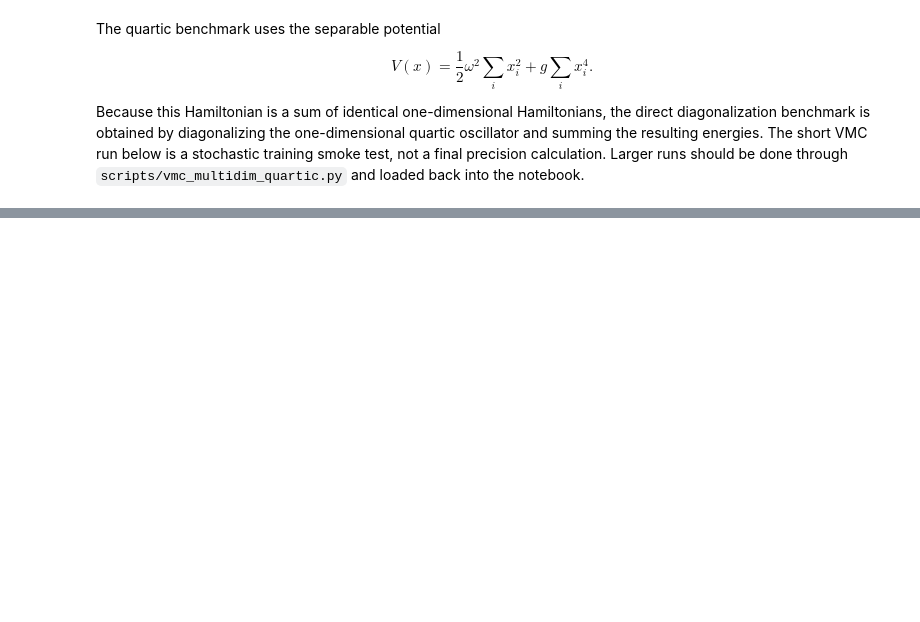
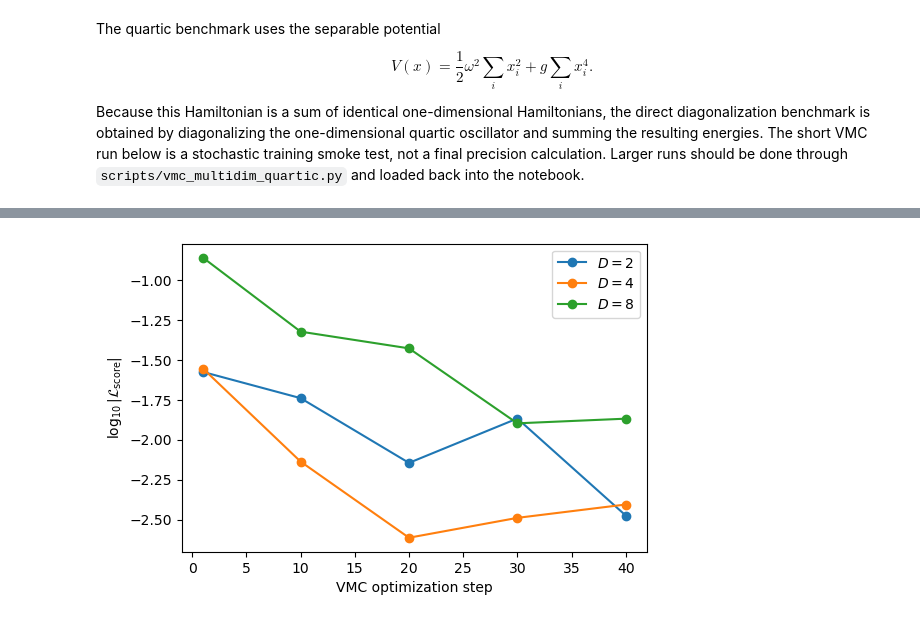
Before and after one commit to Sam-2727/Adjoint-QM, a Jupyter notebook: notebooks/harmonic_oscillator_ground_state.ipynb, the cells around one changed output, grey strips where cells are left out. Saved outputs shown, nothing was run; the diff lists cells and outputs as text; code cells hidden in the pictures; blank space fills up the shorter version.

```diff
--- a/notebooks/harmonic_oscillator_ground_state.ipynb
+++ b/notebooks/harmonic_oscillator_ground_state.ipynb
@@ -787,0 +886,97 @@ plt.ylabel(r"final $E_{\rm VMC}-E_{\rm basis}$");
+# %%
+def log10_abs(values):
+    tensor = torch.as_tensor(values, dtype=torch.float64)
+    return torch.log10(torch.clamp(torch.abs(tensor), min=torch.finfo(torch.float64).tiny))
+
+missing_surrogate_loss = [
+    (dim, record.step)
+    for dim, payload in quartic_md_histories.items()
+    for record in payload["history"]
+    if not hasattr(record, "surrogate_loss")
+]
+if missing_surrogate_loss:
+    raise RuntimeError(
+        "quartic_md_histories were created before VMCTrainingRecord included "
+        "surrogate_loss. Rerun the import/reload cell and the quartic "
+        "multidimensional training cell, then rerun this diagnostics cell."
+    )
+
+quartic_md_training_diagnostics = []
+for dim, payload in quartic_md_histories.items():
+    exact_energy = payload["exact_energy"]
+    for record in payload["history"]:
+        energy_error = record.energy - exact_energy
+        surrogate_loss = record.surrogate_loss
+        quartic_md_training_diagnostics.append(
+            {
+                "dim": dim,
+                "step": record.step,
+                "energy error": energy_error,
+                "log10 abs energy error": float(log10_abs([energy_error])[0]),
+                "relative error": energy_error / exact_energy,
+                "error per dimension": energy_error / dim,
+                "surrogate loss": surrogate_loss,
+                "log10 abs surrogate loss": float(log10_abs([surrogate_loss])[0]),
+                "stderr": record.local_energy_stderr,
+                "local energy std": record.local_energy_std,
+                "acceptance": record.acceptance_rate,
+                "virial residual": record.virial_residual,
+            }
+        )
+
+plt.figure(figsize=(6, 4))
+for dim, payload in quartic_md_histories.items():
+    history = payload["history"]
+    plt.plot(
+        [record.step for record in history],
+        log10_abs([record.surrogate_loss for record in history]).numpy(),
+        marker="o",
+        label=fr"$D={dim}$",
+    )
+plt.xlabel("VMC optimization step")
+plt.ylabel(r"$\log_{10}|{\cal L}_{\rm score}|$")
+plt.legend();
+
+plt.figure(figsize=(6, 4))
+for dim, payload in quartic_md_histories.items():
+    history = payload["history"]
+    plt.plot(
+        [record.step for record in history],
+        log10_abs([record.local_energy_stderr for record in history]).numpy(),
+        marker="o",
+        label=fr"$D={dim}$",
+    )
+plt.xlabel("VMC optimization step")
+plt.ylabel(r"$\log_{10}({\rm stderr}\,E_L)$")
+plt.legend();
+
+plt.figure(figsize=(6, 4))
+for dim, payload in quartic_md_histories.items():
+    history = payload["history"]
+    plt.plot(
+        [record.step for record in history],
+        [record.acceptance_rate for record in history],
+        marker="o",
+        label=fr"$D={dim}$",
+    )
+plt.xlabel("VMC optimization step")
+plt.ylabel("Metropolis acceptance rate")
+plt.ylim(0.0, 1.0)
+plt.legend();
+
+plt.figure(figsize=(6, 4))
+plt.axhline(0.0, color="black", linewidth=1)
+for dim, payload in quartic_md_histories.items():
+    history = payload["history"]
+    plt.plot(
+        [record.step for record in history],
+        [record.virial_residual for record in history],
+        marker="o",
+        label=fr"$D={dim}$",
+    )
+plt.xlabel("VMC optimization step")
+plt.ylabel(r"$2\langle T\rangle-\langle x\cdot\nabla V\rangle$")
+plt.legend();
+
+quartic_md_training_diagnostics
+# %% [output]
@@ -787,0 +1000 @@ plt.ylabel(r"final $E_{\rm VMC}-E_{\rm basis}$");
+[figure, added]
```
Also changed, not shown: parts of 15 cells of this notebook, 23 other files.
